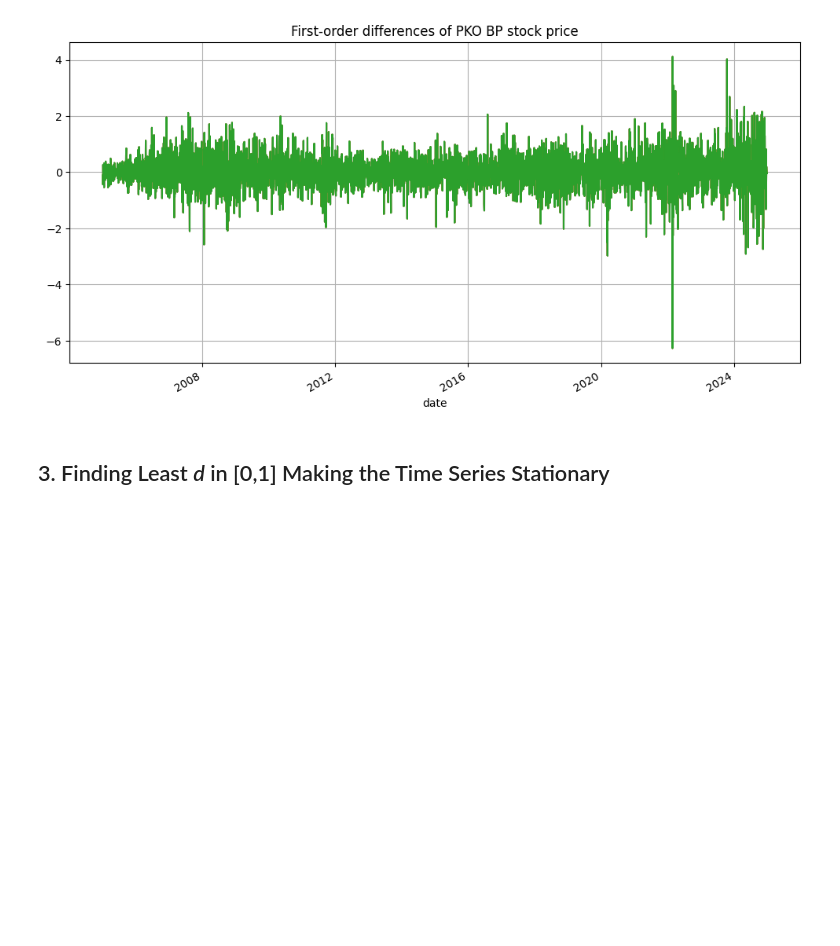
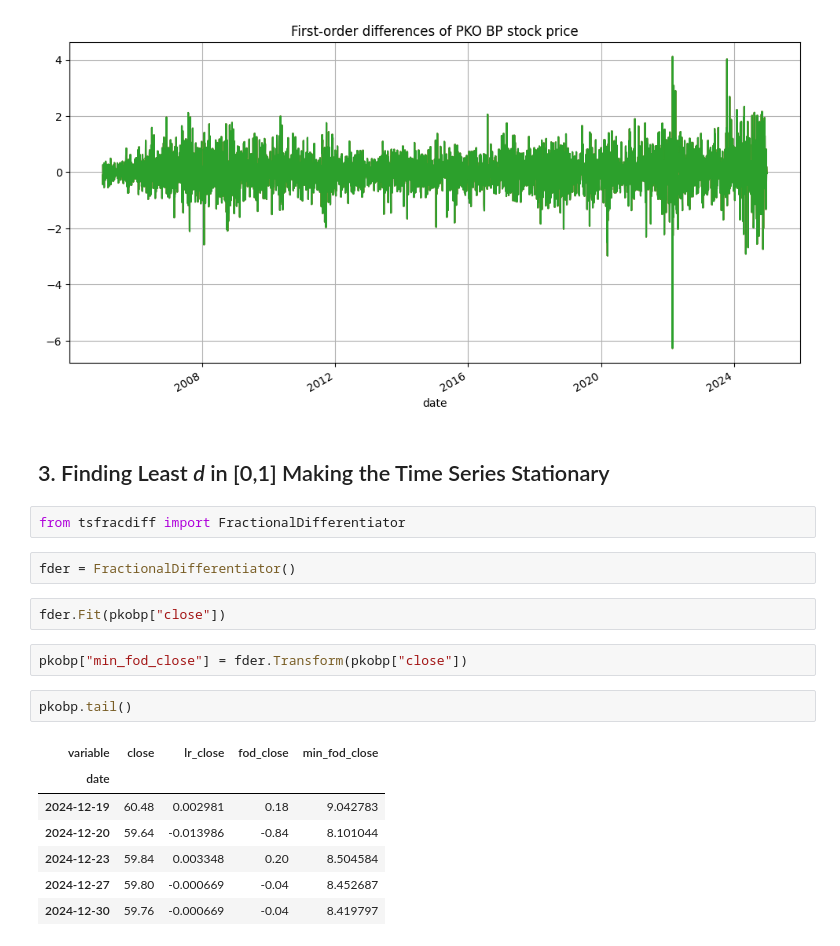
Before and after one commit to wegar-2/jupyter-notebooks, a Jupyter notebook: notebooks/04_fractional_differencing_with_ts_fracdiff.ipynb, the cells around one changed output. Cells and saved outputs as stored; diff of their text form; blank space fills up the shorter version.

Commit message:
completed example of fractional differencing

```diff
--- a/notebooks/04_fractional_differencing_with_ts_fracdiff.ipynb
+++ b/notebooks/04_fractional_differencing_with_ts_fracdiff.ipynb
@@ -52,3 +52,21 @@ fod_fig
 [figure]
 # %% [markdown]
 ## 3. Finding Least *d* in [0,1] Making the Time Series Stationary
+# %%
+from tsfracdiff import FractionalDifferentiator
+# %%
+fder = FractionalDifferentiator()
+# %%
+fder.Fit(pkobp["close"])
+# %%
+pkobp["min_fod_close"] = fder.Transform(pkobp["close"])
+# %%
+pkobp.tail()
+# %% [output]
+| variable | close | lr_close | fod_close | min_fod_close |
+| date |  |  |  |  |
+| 2024-12-19 | 60.48 | 0.002981 | 0.18 | 9.042783 |
+| 2024-12-20 | 59.64 | -0.013986 | -0.84 | 8.101044 |
+| 2024-12-23 | 59.84 | 0.003348 | 0.20 | 8.504584 |
+| 2024-12-27 | 59.80 | -0.000669 | -0.04 | 8.452687 |
+| 2024-12-30 | 59.76 | -0.000669 | -0.04 | 8.419797 |
```
Also changed, not shown: parts of 6 cells of this notebook, 1 other file.
